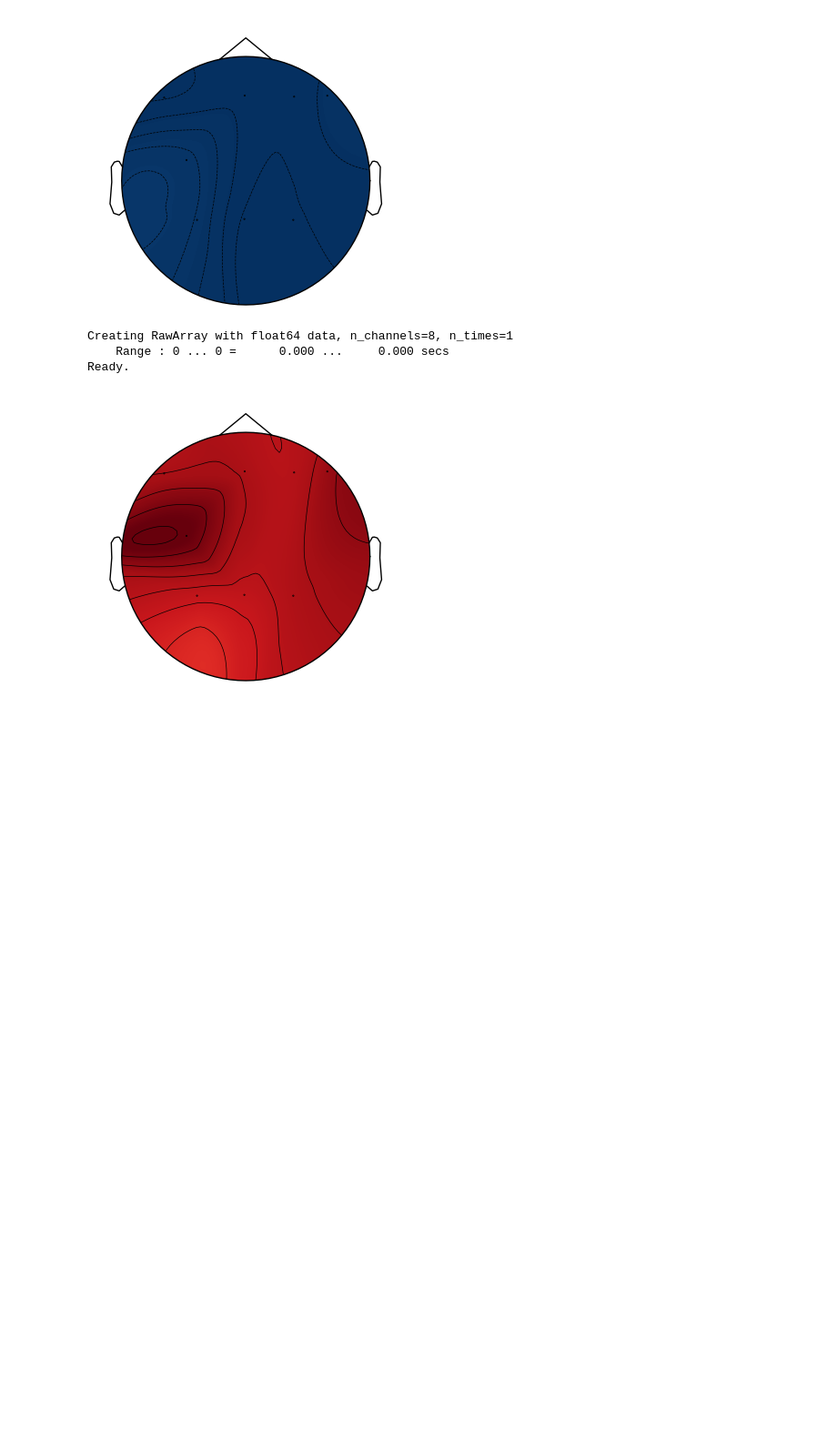
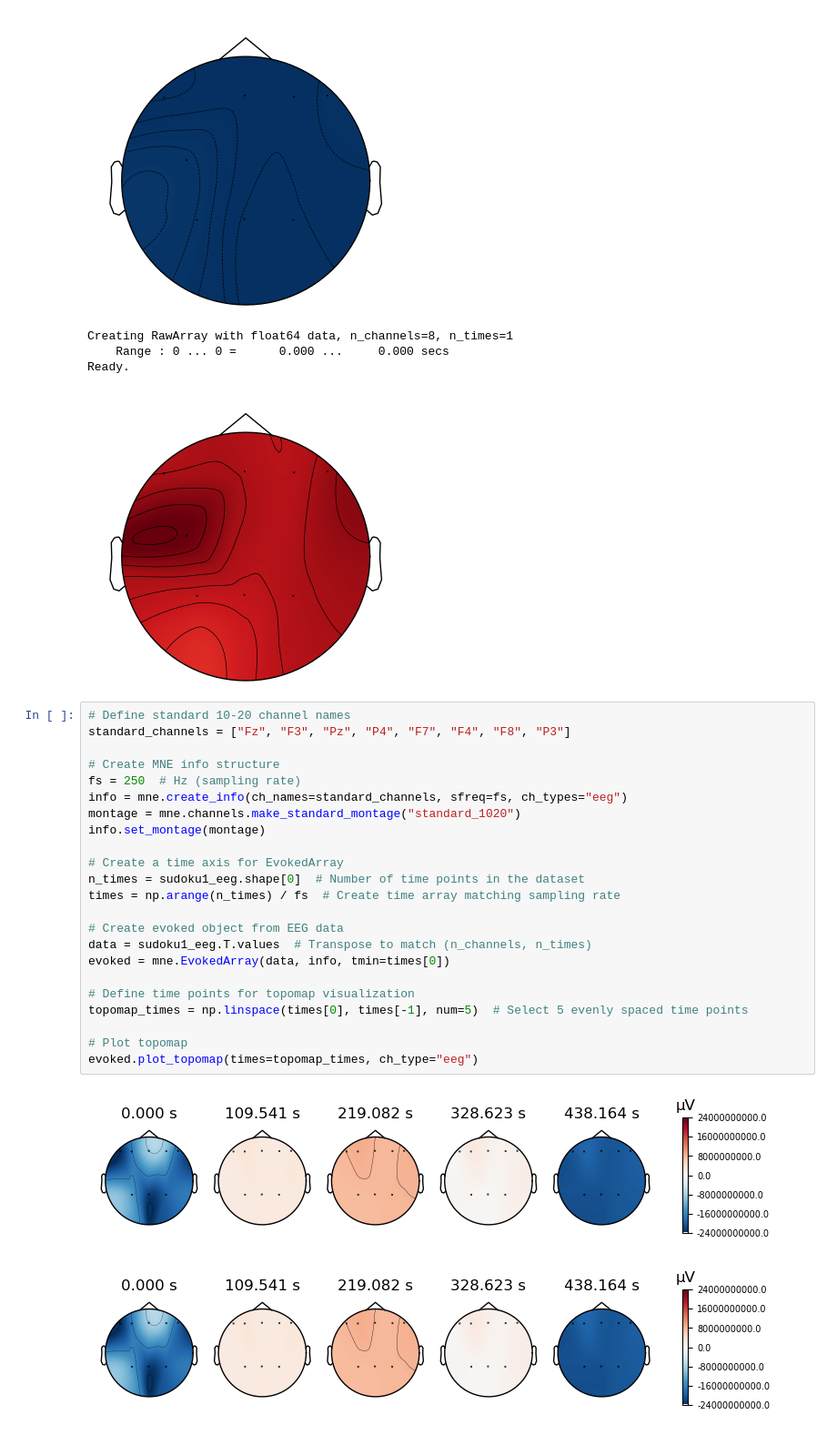
Before and after one commit to kumarmegha/Project-COGS-189, a Jupyter notebook: Data Analysis.ipynb, the cells around one changed output. Shown: that part at 91% size. Saved outputs shown, nothing was run; the diff lists cells and outputs as text; blank space fills up the shorter version.

Commit message:
more topomap visual

```diff
--- a/Data Analysis.ipynb
+++ b/Data Analysis.ipynb
@@ -236,3 +216,29 @@ Creating RawArray with float64 data, n_channels=8, n_times=1
     Range : 0 ... 0 =      0.000 ...     0.000 secs
 Ready.
 [figure]
+# %%
+# Define standard 10-20 channel names
+standard_channels = ["Fz", "F3", "Pz", "P4", "F7", "F4", "F8", "P3"]
+
+# Create MNE info structure
+fs = 250  # Hz (sampling rate)
+info = mne.create_info(ch_names=standard_channels, sfreq=fs, ch_types="eeg")
+montage = mne.channels.make_standard_montage("standard_1020")
+info.set_montage(montage)
+
+# Create a time axis for EvokedArray
+n_times = sudoku1_eeg.shape[0]  # Number of time points in the dataset
+times = np.arange(n_times) / fs  # Create time array matching sampling rate
+
+# Create evoked object from EEG data
+data = sudoku1_eeg.T.values  # Transpose to match (n_channels, n_times)
+evoked = mne.EvokedArray(data, info, tmin=times[0])
+
+# Define time points for topomap visualization
+topomap_times = np.linspace(times[0], times[-1], num=5)  # Select 5 evenly spaced time points
+
+# Plot topomap
+evoked.plot_topomap(times=topomap_times, ch_type="eeg")
+# %% [output]
+[figure, added]
+[figure, added]
```
Also changed, not shown: parts of 5 cells of this notebook.
